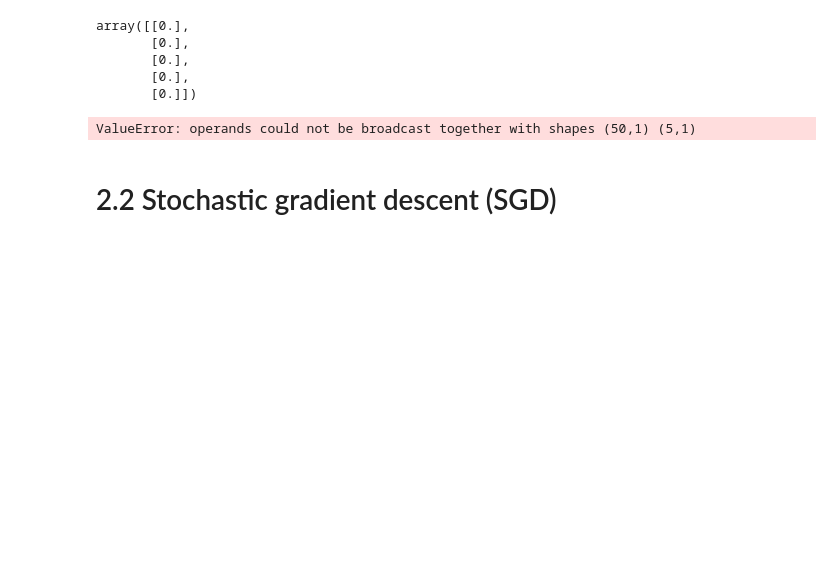
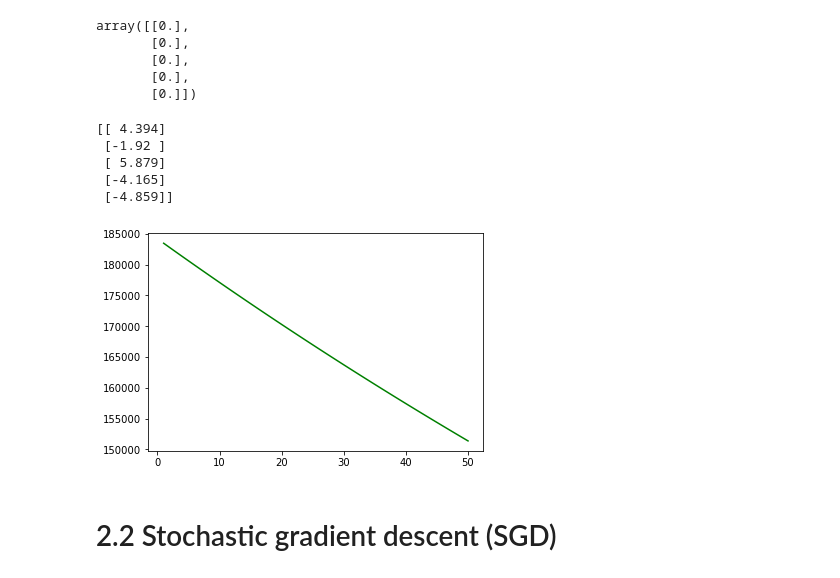
Before and after one commit to OsipovOleg/ml-introduction, a Jupyter notebook: Lec2 - LinearRegression1.ipynb, the cells around one changed output. Saved outputs shown, nothing was run; the diff lists cells and outputs as text; code cells hidden in the pictures; blank space fills up the shorter version.

```diff
--- a/Lec2 - LinearRegression1.ipynb
+++ b/Lec2 - LinearRegression1.ipynb
@@ -392,8 +369,12 @@ array([[0.],
        [0.]])
 # %%
 #4
-x_mse_grad = gradient_descent(gradient = grad_MSE, start = w_true * 0, learn_rate = 0.00001, n_iter= 100000)
+wes = gradient_descent(gradient = grad_MSE, start = w_true * 0, learn_rate = 0.00001, n_iter= 100000)
 
-print (x_mse_grad)
+print (wes)
 # %% [output]
-ValueError: operands could not be broadcast together with shapes (50,1) (5,1)
+[[ 4.394]
+ [-1.92 ]
+ [ 5.879]
+ [-4.165]
+ [-4.859]]
@@ -402,3 +381,13 @@ l
+# %%
+p = []
+
+for i in range (50):
+    p.append( np.mean((y - X.dot(l[i]))**2) )
+# %%
+k = list(range(1, 51))
+plt.plot(k, p, c='green');
+# %% [output]
+[figure, added]
 # %% [markdown]
 # 2.2 Stochastic gradient descent  (SGD)
 # %% [markdown]
```
Also changed, not shown: parts of 16 cells of this notebook.
